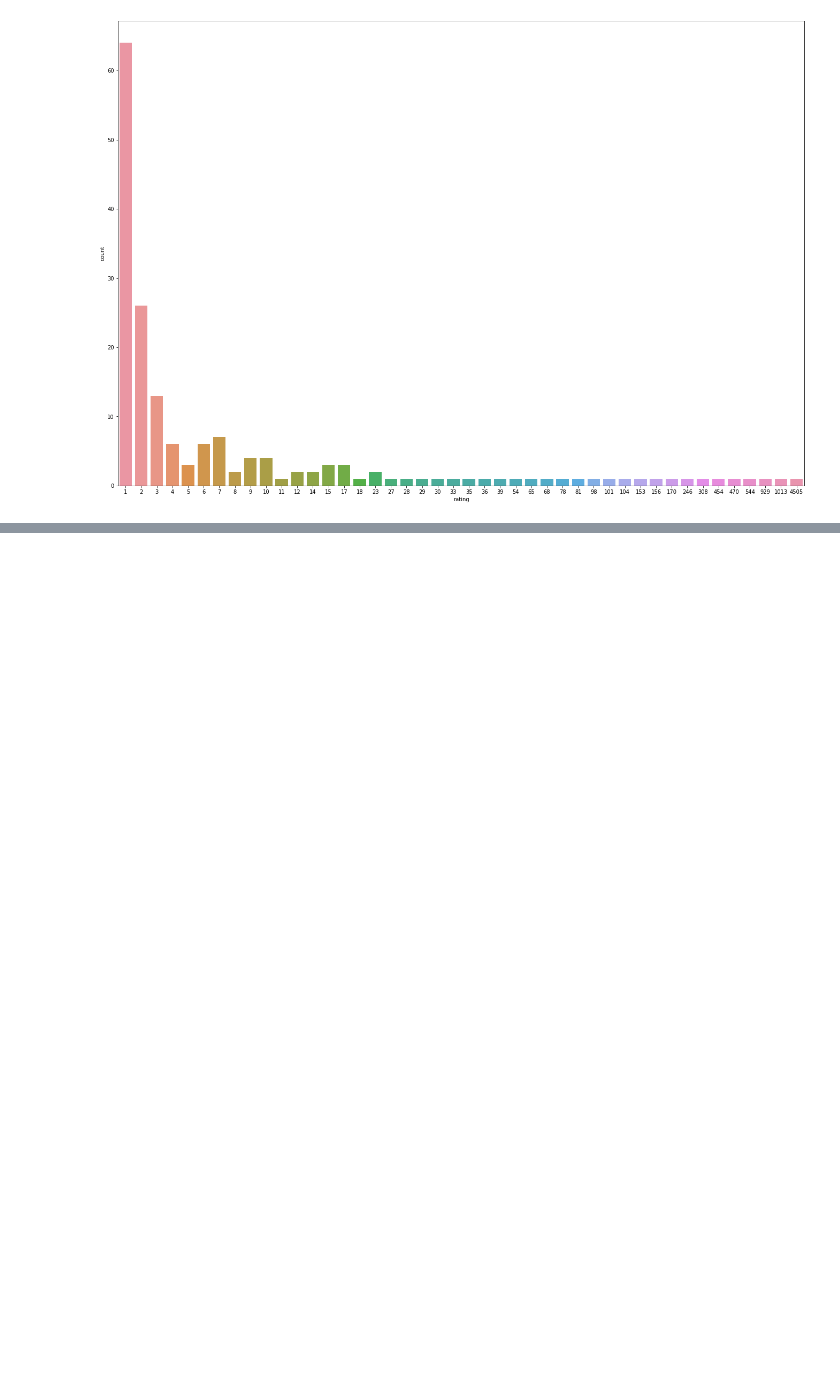
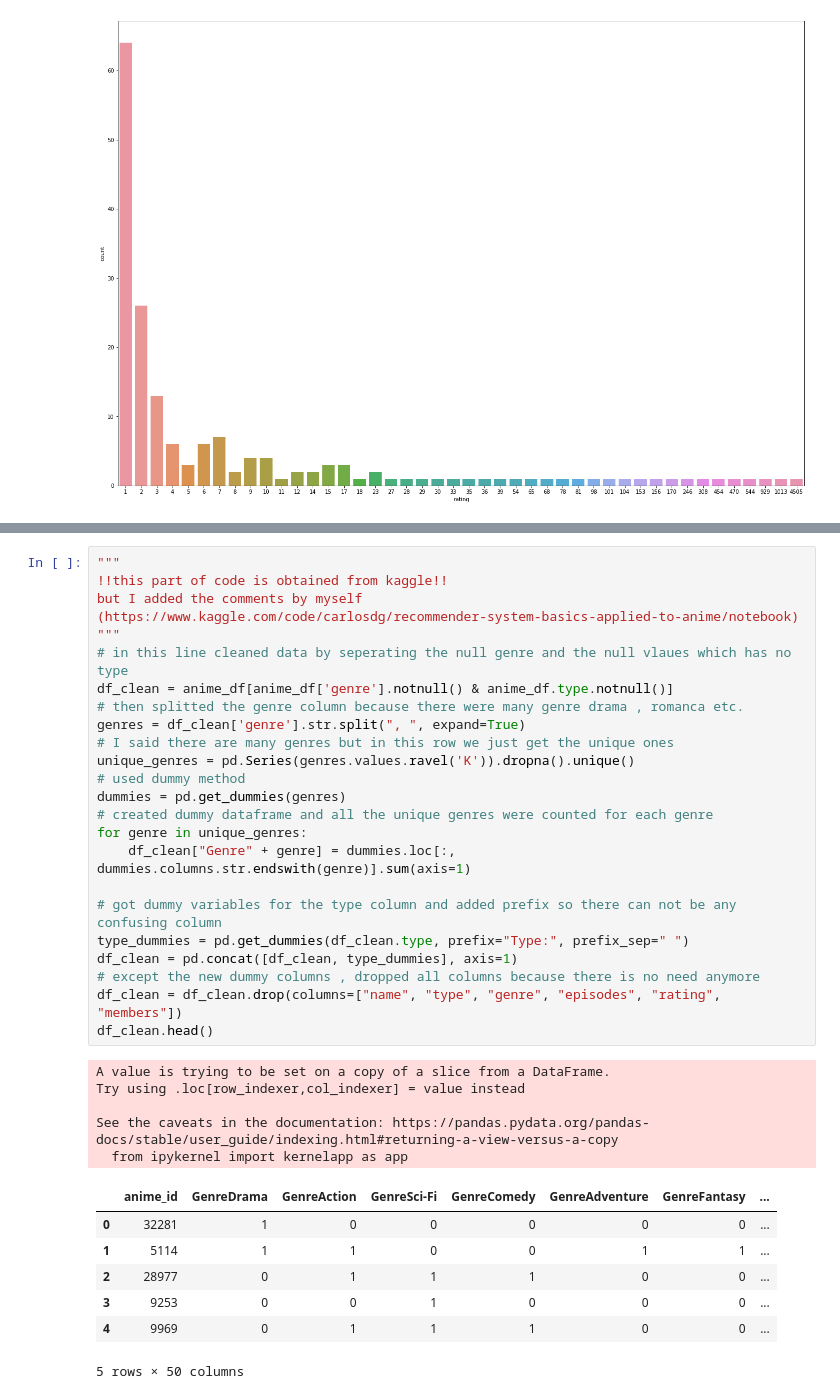
Before and after one commit to selennazlib/AnimeRecommenderPortfolioProject, a Jupyter notebook: AnimeRecommenderPortfolioProject.ipynb, the cells around one changed output, grey strips where cells are left out. Cells and saved outputs as stored; diff of their text form; blank space fills up the shorter version.

```diff
--- a/AnimeRecommenderPortfolioProject.ipynb
+++ b/AnimeRecommenderPortfolioProject.ipynb
@@ -190,0 +200,37 @@ sns.countplot(grouped_df)
+# %%
+"""
+!!this part of code is obtained from kaggle!!
+but I added the comments by myself
+(https://www.kaggle.com/code/carlosdg/recommender-system-basics-applied-to-anime/notebook)
+"""
+# in this line cleaned data by seperating the null genre and the null vlaues which has no type
+df_clean = anime_df[anime_df['genre'].notnull() & anime_df.type.notnull()]
+# then splitted the genre column because there were many genre drama , romanca etc.
+genres = df_clean['genre'].str.split(", ", expand=True)
+# I said there are many genres but in this row we just get the unique ones
+unique_genres = pd.Series(genres.values.ravel('K')).dropna().unique()
+# used dummy method
+dummies = pd.get_dummies(genres)
+# created dummy dataframe and all the unique genres were counted for each genre
+for genre in unique_genres:
+    df_clean["Genre" + genre] = dummies.loc[:, dummies.columns.str.endswith(genre)].sum(axis=1)
+
+# got dummy variables for the type column and added prefix so there can not be any confusing column
+type_dummies = pd.get_dummies(df_clean.type, prefix="Type:", prefix_sep=" ")
+df_clean = pd.concat([df_clean, type_dummies], axis=1)
+# except the new dummy columns , dropped all columns because there is no need anymore
+df_clean = df_clean.drop(columns=["name", "type", "genre", "episodes", "rating", "members"])
+df_clean.head()
+# %% [output]
+A value is trying to be set on a copy of a slice from a DataFrame.
+Try using .loc[row_indexer,col_indexer] = value instead
+
+See the caveats in the documentation: https://pandas.pydata.org/pandas-docs/stable/user_guide/indexing.html#returning-a-view-versus-a-copy
+  from ipykernel import kernelapp as app
+|  | anime_id | GenreDrama | GenreAction | GenreSci-Fi | GenreComedy | GenreAdventure | GenreFantasy | ... |
+| 0 | 32281 | 1 | 0 | 0 | 0 | 0 | 0 | ... |
+| 1 | 5114 | 1 | 1 | 0 | 0 | 1 | 1 | ... |
+| 2 | 28977 | 0 | 1 | 1 | 1 | 0 | 0 | ... |
+| 3 | 9253 | 0 | 0 | 1 | 0 | 0 | 0 | ... |
+| 4 | 9969 | 0 | 1 | 1 | 1 | 0 | 0 | ... |
+5 rows × 50 columns
```
Also changed, not shown: parts of 5 cells of this notebook.
